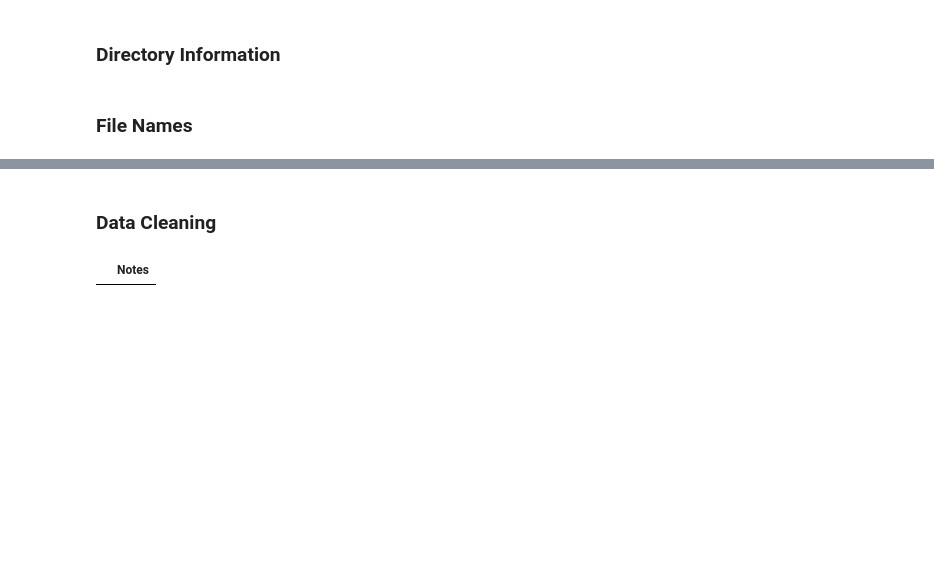
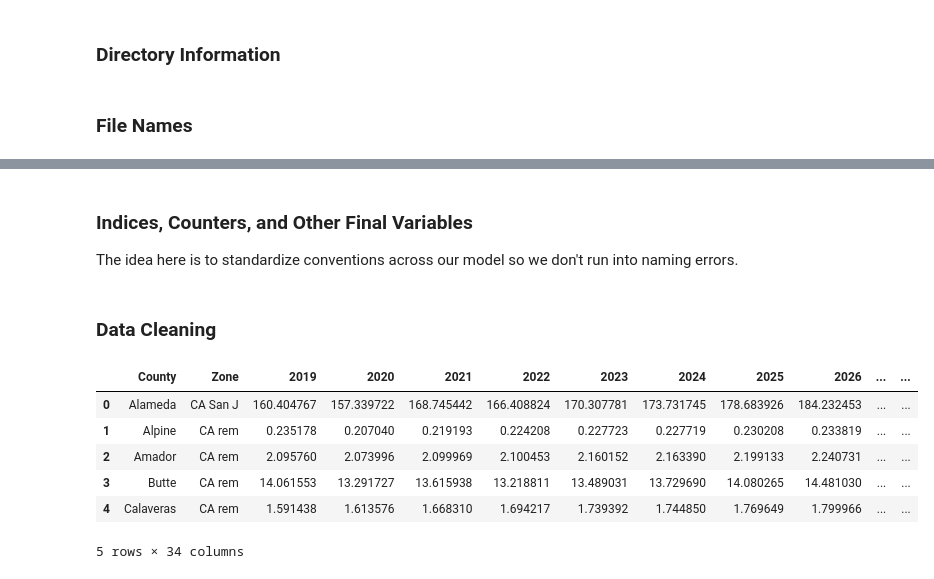
Before and after one commit to alanjjian/cec-freight-model-conv, a Jupyter notebook: Code/mdhd_model.ipynb, the cells around one changed output, grey strips where cells are left out. Cells and saved outputs as stored; diff of their text form; code cells hidden in the pictures; blank space fills up the shorter version.

Commit message:
working with xarrays to rebuild model

```diff
--- a/Code/mdhd_model.ipynb
+++ b/Code/mdhd_model.ipynb
@@ -11,13 +15,16 @@ from ComputeNode import ComputeNode
 ### Directory Information
 # %%
 # File Directories
-IMPORT_FOLDER = "./_i23 Freight Model/Model_Input/"
+IMPORT_FOLDER = "../Data/Inputs/"
 ECON_FOLDER = "Econ/"
 DEMAND_SCENARIOS_FOLDER = "Demand_Scenarios/"
 VEHICLE_STOCK_FOLDER = "Vehicle_Stock_Attributes/"
 VMT_ENERGY_DEMAND_FOLDER = "VMT_Energy_Demand/"
 REGIONAL_MODULE_FOLDER = "Regional_Module/"
 OTHER_FOLDER = "Other/" # TODO: what is that?
+
+# New Directories
+INDICES_FOLDER = "../Data/Indices/"
 # %% [markdown]
 ### File Names
 # %%
@@ -41,0 +49,4 @@ COUNTIES =
+# %% [markdown]
+### Indices, Counters, and Other Final Variables
+
+The idea here is to standardize conventions across our model so we don't run into naming errors.
@@ -42,7 +101,13 @@ COUNTIES =
 # %% [markdown]
 ### Data Cleaning
 # %%
-pd.read_excel(IMPORT_FOLDER + ECON_FOLDER + GSP_FILE_NAME, sheet_name="")
-# IMPORT_FOLDER + ECON_FOLDER + GSP_FILE_NAME
+gsp_data = pd.read_excel(IMPORT_FOLDER + ECON_FOLDER + GSP_FILE_NAME, sheet_name=GSP_SHEET_NAME)
+gsp_data.head()
 # %% [output]
-|  | Notes |
+|  | County | Zone | 2019 | 2020 | 2021 | 2022 | 2023 | 2024 | 2025 | 2026 | ... | ... |
+| 0 | Alameda | CA San J | 160.404767 | 157.339722 | 168.745442 | 166.408824 | 170.307781 | 173.731745 | 178.683926 | 184.232453 | ... | ... |
+| 1 | Alpine | CA rem | 0.235178 | 0.207040 | 0.219193 | 0.224208 | 0.227723 | 0.227719 | 0.230208 | 0.233819 | ... | ... |
+| 2 | Amador | CA rem | 2.095760 | 2.073996 | 2.099969 | 2.100453 | 2.160152 | 2.163390 | 2.199133 | 2.240731 | ... | ... |
+| 3 | Butte | CA rem | 14.061553 | 13.291727 | 13.615938 | 13.218811 | 13.489031 | 13.729690 | 14.080265 | 14.481030 | ... | ... |
+| 4 | Calaveras | CA rem | 1.591438 | 1.613576 | 1.668310 | 1.694217 | 1.739392 | 1.744850 | 1.769649 | 1.799966 | ... | ... |
+5 rows × 34 columns
```
Also changed, not shown: parts of 17 cells of this notebook, 2 other files.
